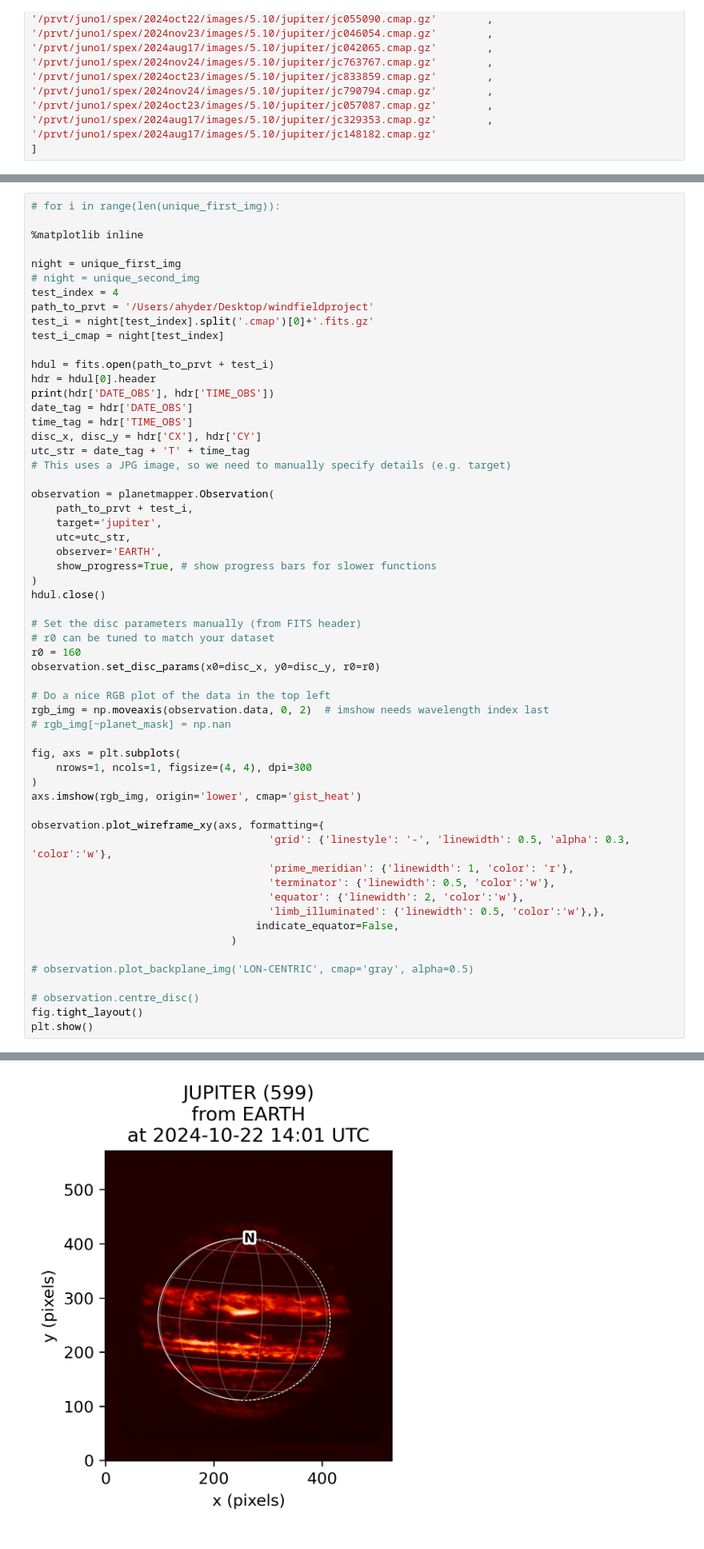
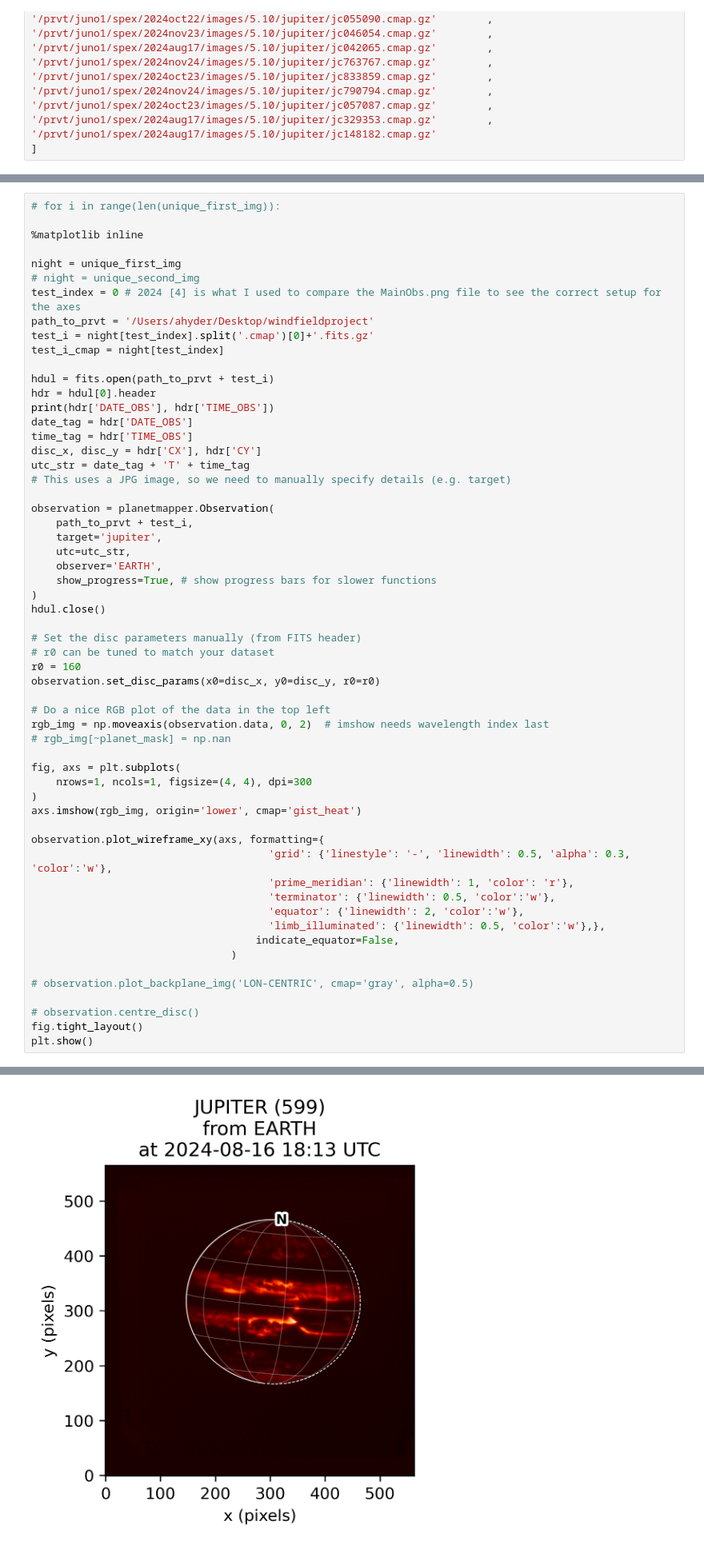
Before and after one commit to alihyder727/windfieldproject, a Jupyter notebook: allMaps.ipynb, the cells around one changed output, grey strips where cells are left out. Shown at 80% size. Cells and saved outputs as stored; diff of their text form.

```diff
--- a/allMaps.ipynb
+++ b/allMaps.ipynb
@@ -324,7 +324,7 @@ unique_first_img
 
 night = unique_first_img
 # night = unique_second_img
-test_index = 4
+test_index = 0 # 2024 [4] is what I used to compare the MainObs.png file to see the correct setup for the axes
 path_to_prvt = '/Users/ahyder/Desktop/windfieldproject'
 test_i = night[test_index].split('.cmap')[0]+'.fits.gz'
 test_i_cmap = night[test_index]
@@ -380,4 +380,4 @@ plt.show()
-[figure, old version]
+[figure, new version]
 # %%
 '/Users/ahyder/Desktop/windfieldproject' + test_i_cmap
 # %% [output]
```
Also changed, not shown: parts of 7 cells of this notebook, 6 other files.
